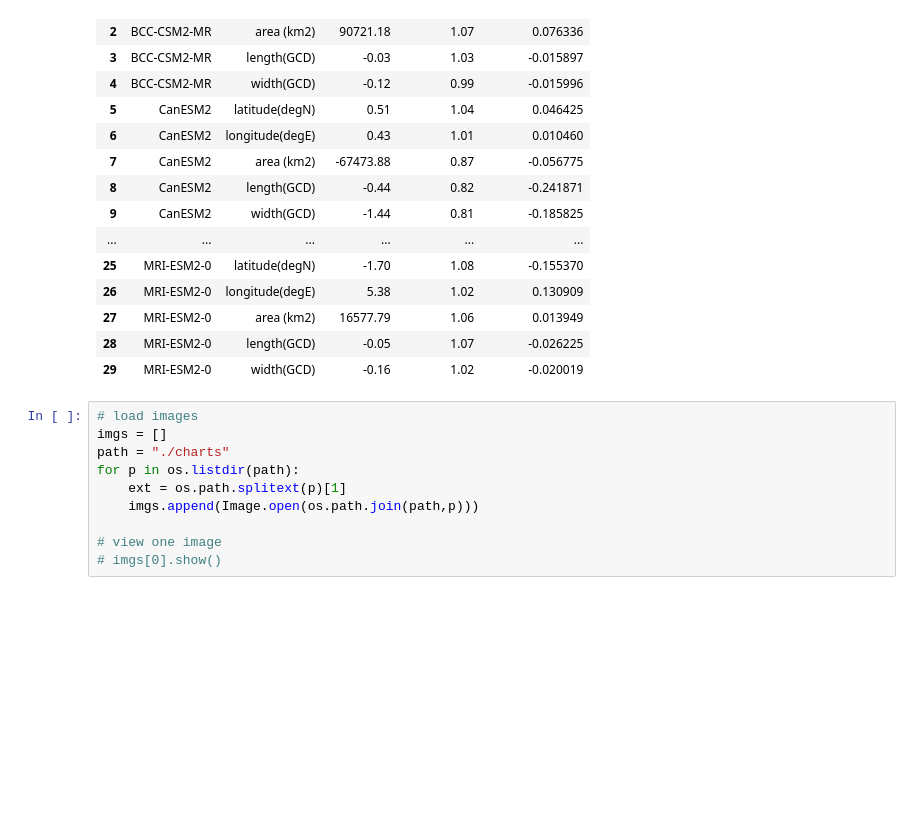
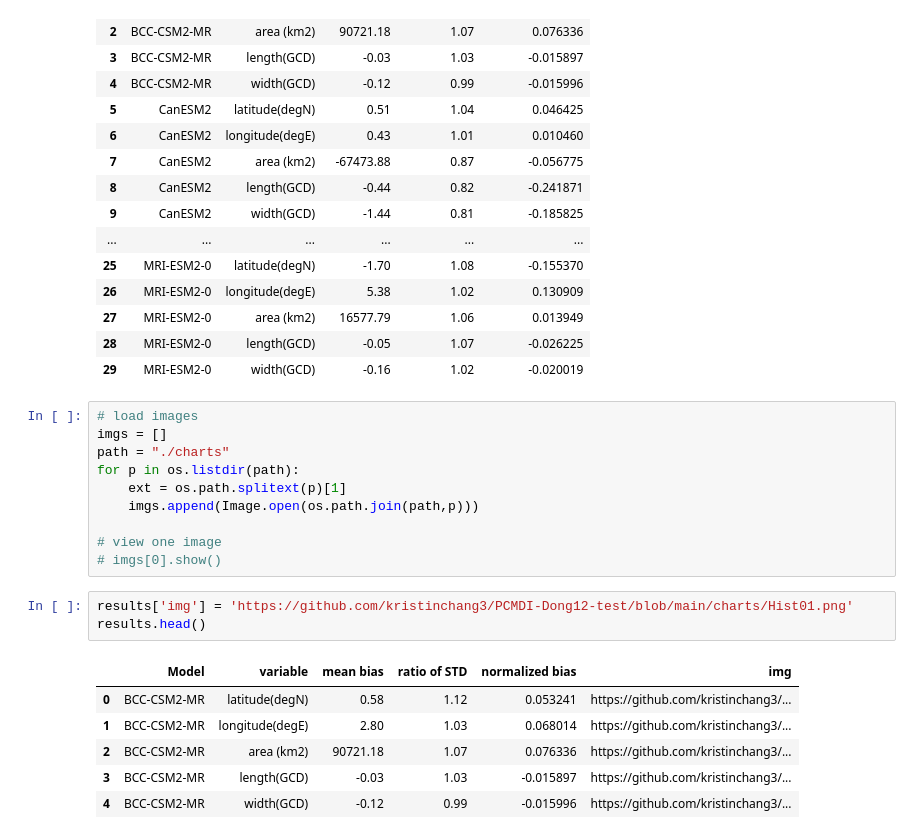
Before and after one commit to kristinchang3/PCMDI-Dong12-test, a Jupyter notebook: test_ERA5_metrics_loop.ipynb, the cells around one changed output. Cells and saved outputs as stored; diff of their text form; blank space fills up the shorter version.

Commit message:
ad hoc charts with new data

```diff
--- a/test_ERA5_metrics_loop.ipynb
+++ b/test_ERA5_metrics_loop.ipynb
@@ -70,3 +74,13 @@ for p in os.listdir(path):
 
 # view one image
 # imgs[0].show()
+# %%
+results['img'] = 'https://github.com/kristinchang3/PCMDI-Dong12-test/blob/main/charts/Hist01.png'
+results.head()
+# %% [output]
+|  | Model | variable | mean bias | ratio of STD | normalized bias | img |
+| 0 | BCC-CSM2-MR | latitude(degN) | 0.58 | 1.12 | 0.053241 | https://github.com/kristinchang3/... |
+| 1 | BCC-CSM2-MR | longitude(degE) | 2.80 | 1.03 | 0.068014 | https://github.com/kristinchang3/... |
+| 2 | BCC-CSM2-MR | area (km2) | 90721.18 | 1.07 | 0.076336 | https://github.com/kristinchang3/... |
+| 3 | BCC-CSM2-MR | length(GCD) | -0.03 | 1.03 | -0.015897 | https://github.com/kristinchang3/... |
+| 4 | BCC-CSM2-MR | width(GCD) | -0.12 | 0.99 | -0.015996 | https://github.com/kristinchang3/... |
```
Also changed, not shown: parts of 9 cells of this notebook.
